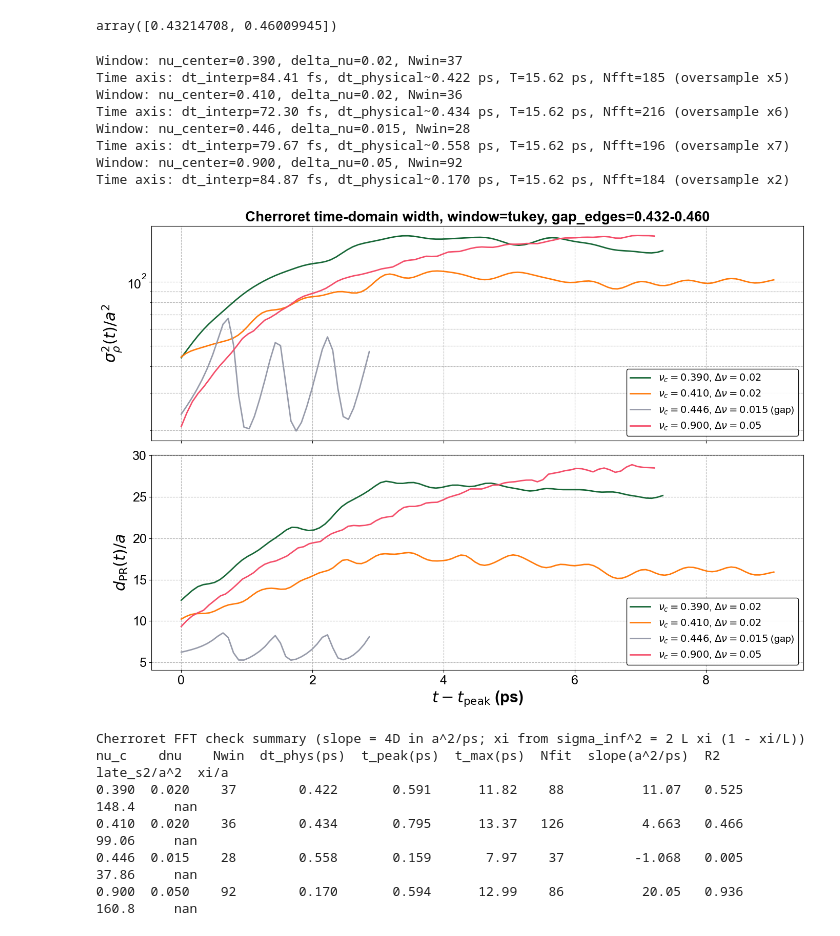
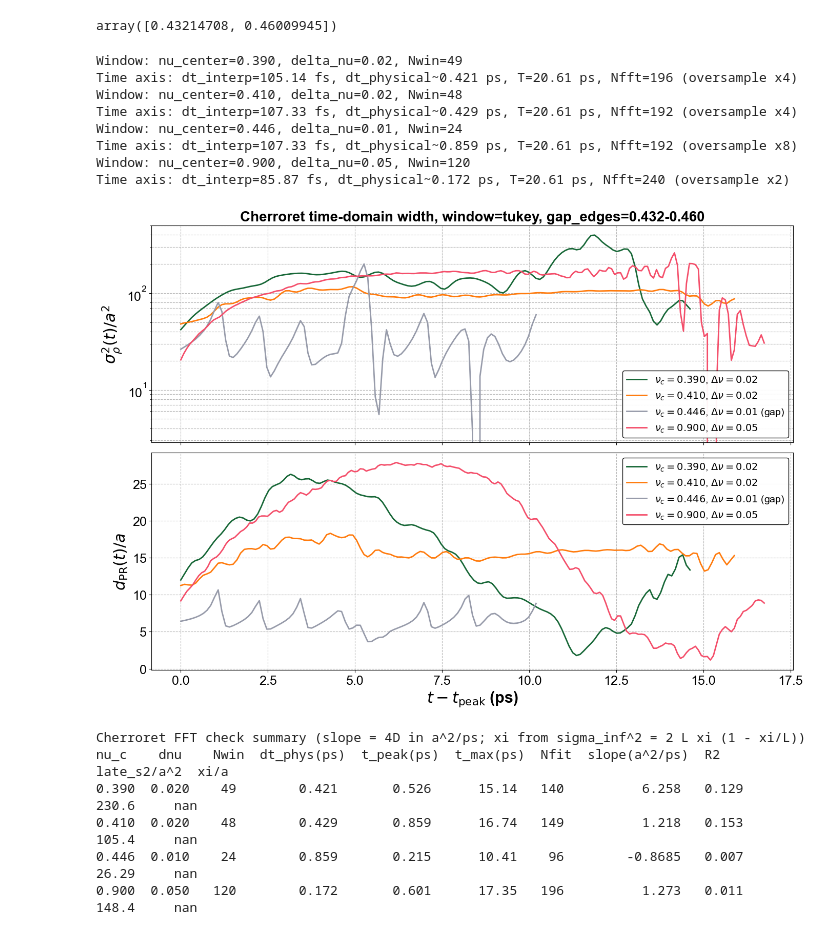
Before and after one commit to fhernandez93/LoadingPermittivityDistToSlabTransmission, a Jupyter notebook: Notebooks/LSU Project/20251001_LSU_Localization_Tests/20260601_Beam_Spreading_freq/20260602_IPR_Calculation_FFT.ipynb, the cells around one changed output. Saved outputs shown, nothing was run; the diff lists cells and outputs as text; code cells hidden in the pictures.

```diff
--- a/Notebooks/LSU Project/20251001_LSU_Localization_Tests/20260601_Beam_Spreading_freq/20260602_IPR_Calculation_FFT.ipynb
+++ b/Notebooks/LSU Project/20251001_LSU_Localization_Tests/20260601_Beam_Spreading_freq/20260602_IPR_Calculation_FFT.ipynb
@@ -31,7 +31,7 @@ for tag, fname in files.items():
 
 # Explicit choice of the analyzed dataset (the old loop silently kept whichever
 # file happened to be loaded last).
-data = AM.read_hdf5_as_dict(files["absorbers"])
+data = AM.read_hdf5_as_dict(files["no_absorbers"])
 # %% [output]
 no_absorbers: Nf=1700, f=[37.474,119.917] THz, df=48.524 GHz, T=1/df=20.61 ps
 absorbers: Nf=1700, f=[37.436,146.233] THz, df=64.036 GHz, T=1/df=15.62 ps
@@ -244,12 +244,12 @@ fig, (ax_sig, ax_pr) = plt.subplots(2, 1, figsize=(14, 10), dpi=100, sharex=True
 L_slab = 14.3
 window = "tukey"
 TARGET_NFFT = 200
-power_gate = 1e-4
+power_gate = 1e-9
 fld = data["2.90"]
 nu_full = a * np.asarray(fld["f"]) / td.C_0
 # Per-window bandwidth: wide off-gap so the pulse (~1/(Nwin*df)) is shorter
 # than the Thouless time; narrow in/near the gap (edges 0.432-0.460).
-nu_windows = [(0.39, 0.02), (0.41, 0.02), (gap_center, 0.015), (0.90, 0.05)]
+nu_windows = [(0.39, 0.02), (0.41, 0.02), (gap_center, 0.01), (0.90, 0.05)]
 summary_rows = []
 
 for nu_center, delta_nu in nu_windows:
@@ -295,45 +295,45 @@ for nu_center, delta_nu in nu_windows:
 # ax_sig.axhline((2 / 3) * (L_slab / a) ** 2, ls="--", color="k", lw=1.5,
 #                label=r"CW diffusive $\frac{2}{3}(L/a)^2$, Eq. (4)")
 
 ax_sig.set_yscale("log")
 ax_sig.set_ylabel(r"$\sigma_\rho^2(t)/a^2$", fontsize=22, fontweight="bold")
 ax_sig.grid(True, which="both", alpha=0.9, linestyle="--")
 ax_sig.legend(loc="best", fontsize=14, framealpha=0.95, edgecolor="black")
 ax_sig.set_title(
     rf"Cherroret time-domain width, window={window}, "
     rf"gap_edges={(a/gaps_ff_22_n_2p90)[0]:.3f}-{(a/gaps_ff_22_n_2p90)[1]:.3f}",
     fontsize=20, fontweight="bold",
 )
 
 ax_pr.set_xlabel(r"$t - t_{\rm peak}$ (ps)", fontsize=22, fontweight="bold")
 ax_pr.set_ylabel(r"$d_{\rm PR}(t)/a$", fontsize=22, fontweight="bold")
 ax_pr.grid(True, which="both", alpha=0.9, linestyle="--")
 ax_pr.legend(loc="best", fontsize=14, framealpha=0.95, edgecolor="black")
 for ax in (ax_sig, ax_pr):
     ax.tick_params(axis="both", which="major", labelsize=18)
     ax.set_facecolor("white")
 fig.patch.set_facecolor("white")
 plt.tight_layout()
 plt.show()
 
 print("Cherroret FFT check summary (slope = 4D in a^2/ps; xi from sigma_inf^2 = 2 L xi (1 - xi/L))")
 print("nu_c    dnu    Nwin  dt_phys(ps)  t_peak(ps)  t_max(ps)  Nfit  slope(a^2/ps)  R2      late_s2/a^2  xi/a")
 for row in summary_rows:
     print(f"{row[0]:5.3f}  {row[1]:5.3f}  {row[2]:4d}  {row[3]:11.3f}  {row[4]:10.3f}  {row[5]:9.2f}  {row[6]:4d}  "
           f"{row[7]:13.4g}  {row[8]:6.3f}  {row[9]:11.4g}  {row[10]:6.3g}")
 # %% [output]
-Window: nu_center=0.390, delta_nu=0.02, Nwin=37
-Time axis: dt_interp=84.41 fs, dt_physical~0.422 ps, T=15.62 ps, Nfft=185 (oversample x5)
-Window: nu_center=0.410, delta_nu=0.02, Nwin=36
-Time axis: dt_interp=72.30 fs, dt_physical~0.434 ps, T=15.62 ps, Nfft=216 (oversample x6)
-Window: nu_center=0.446, delta_nu=0.015, Nwin=28
-Time axis: dt_interp=79.67 fs, dt_physical~0.558 ps, T=15.62 ps, Nfft=196 (oversample x7)
-Window: nu_center=0.900, delta_nu=0.05, Nwin=92
-Time axis: dt_interp=84.87 fs, dt_physical~0.170 ps, T=15.62 ps, Nfft=184 (oversample x2)
+Window: nu_center=0.390, delta_nu=0.02, Nwin=49
+Time axis: dt_interp=105.14 fs, dt_physical~0.421 ps, T=20.61 ps, Nfft=196 (oversample x4)
+Window: nu_center=0.410, delta_nu=0.02, Nwin=48
+Time axis: dt_interp=107.33 fs, dt_physical~0.429 ps, T=20.61 ps, Nfft=192 (oversample x4)
+Window: nu_center=0.446, delta_nu=0.01, Nwin=24
+Time axis: dt_interp=107.33 fs, dt_physical~0.859 ps, T=20.61 ps, Nfft=192 (oversample x8)
+Window: nu_center=0.900, delta_nu=0.05, Nwin=120
+Time axis: dt_interp=85.87 fs, dt_physical~0.172 ps, T=20.61 ps, Nfft=240 (oversample x2)
-[figure, old version]
+[figure, new version]
 Cherroret FFT check summary (slope = 4D in a^2/ps; xi from sigma_inf^2 = 2 L xi (1 - xi/L))
 nu_c    dnu    Nwin  dt_phys(ps)  t_peak(ps)  t_max(ps)  Nfit  slope(a^2/ps)  R2      late_s2/a^2  xi/a
-0.390  0.020    37        0.422       0.591      11.82    88          11.07   0.525        148.4     nan
-0.410  0.020    36        0.434       0.795      13.37   126          4.663   0.466        99.06     nan
-0.446  0.015    28        0.558       0.159       7.97    37         -1.068   0.005        37.86     nan
-0.900  0.050    92        0.170       0.594      12.99    86          20.05   0.936        160.8     nan
+0.390  0.020    49        0.421       0.526      15.14   140          6.258   0.129        230.6     nan
+0.410  0.020    48        0.429       0.859      16.74   149          1.218   0.153        105.4     nan
+0.446  0.010    24        0.859       0.215      10.41    96        -0.8685   0.007        26.29     nan
+0.900  0.050   120        0.172       0.601      17.35   196          1.273   0.011        148.4     nan
```
Also changed, not shown: 3 other files.
